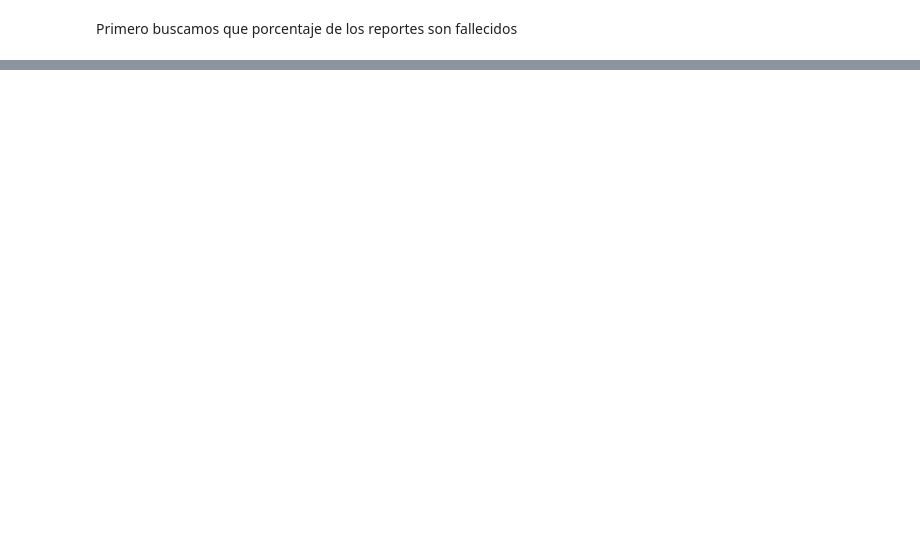
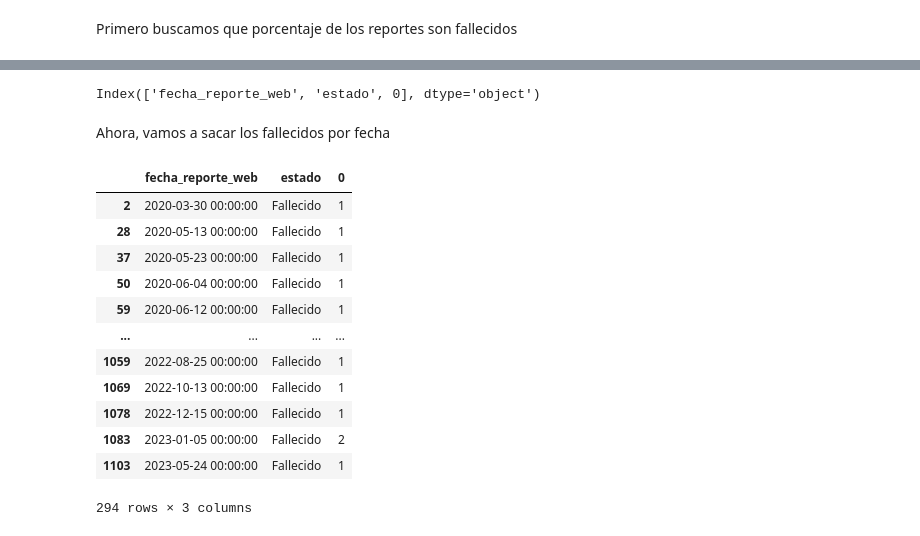
Before and after one commit to jorgebaena01/proyecto-youtube, a Jupyter notebook: probando.ipynb, the cells around one changed output, grey strips where cells are left out. Saved outputs shown, nothing was run; the diff lists cells and outputs as text; code cells hidden in the pictures; blank space fills up the shorter version.

```diff
--- a/probando.ipynb
+++ b/probando.ipynb
@@ -104,2 +99,7 @@ str
 # %% [markdown]
 Primero buscamos que porcentaje de los reportes son fallecidos
+# %%
+df3=df
+
+df3=df.groupby(["fecha_reporte_web", "estado"]).size()
+print(df3)
@@ -105,0 +120,28 @@ Primero buscamos que porcentaje de los reportes son fallecidos
+# %%
+df3=df3.to_frame()
+
+df3 = df3.reset_index()
+df3=df3[['fecha_reporte_web','estado',0]]
+df3.columns
+# %% [output]
+Index(['fecha_reporte_web', 'estado', 0], dtype='object')
+# %% [markdown]
+Ahora, vamos a sacar los fallecidos por fecha
+# %%
+#df3=df3[df3['estado']=='Fallecido']
+df_fallecidos = df3[df3["estado"] == "Fallecido"]
+df_fallecidos
+# %% [output]
+|  | fecha_reporte_web | estado | 0 |
+| 2 | 2020-03-30 00:00:00 | Fallecido | 1 |
+| 28 | 2020-05-13 00:00:00 | Fallecido | 1 |
+| 37 | 2020-05-23 00:00:00 | Fallecido | 1 |
+| 50 | 2020-06-04 00:00:00 | Fallecido | 1 |
+| 59 | 2020-06-12 00:00:00 | Fallecido | 1 |
+| ... | ... | ... | ... |
+| 1059 | 2022-08-25 00:00:00 | Fallecido | 1 |
+| 1069 | 2022-10-13 00:00:00 | Fallecido | 1 |
+| 1078 | 2022-12-15 00:00:00 | Fallecido | 1 |
+| 1083 | 2023-01-05 00:00:00 | Fallecido | 2 |
+| 1103 | 2023-05-24 00:00:00 | Fallecido | 1 |
+294 rows × 3 columns
```
Also changed, not shown: parts of 11 cells of this notebook, 2 other files.
